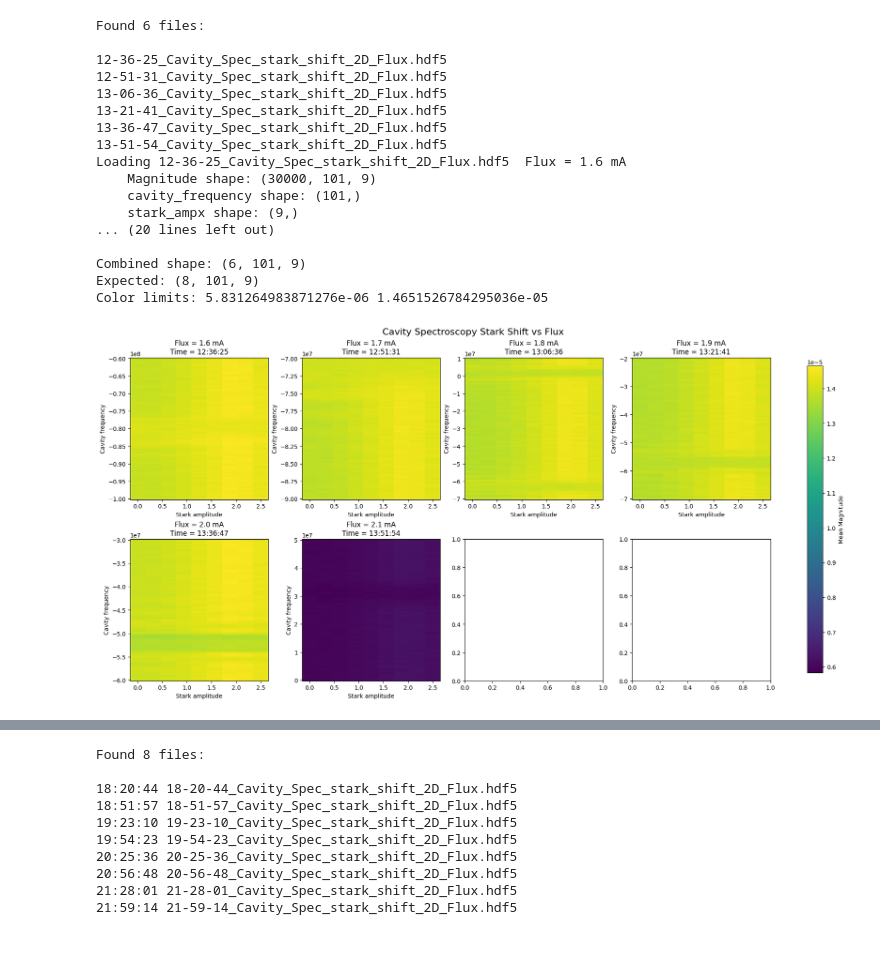
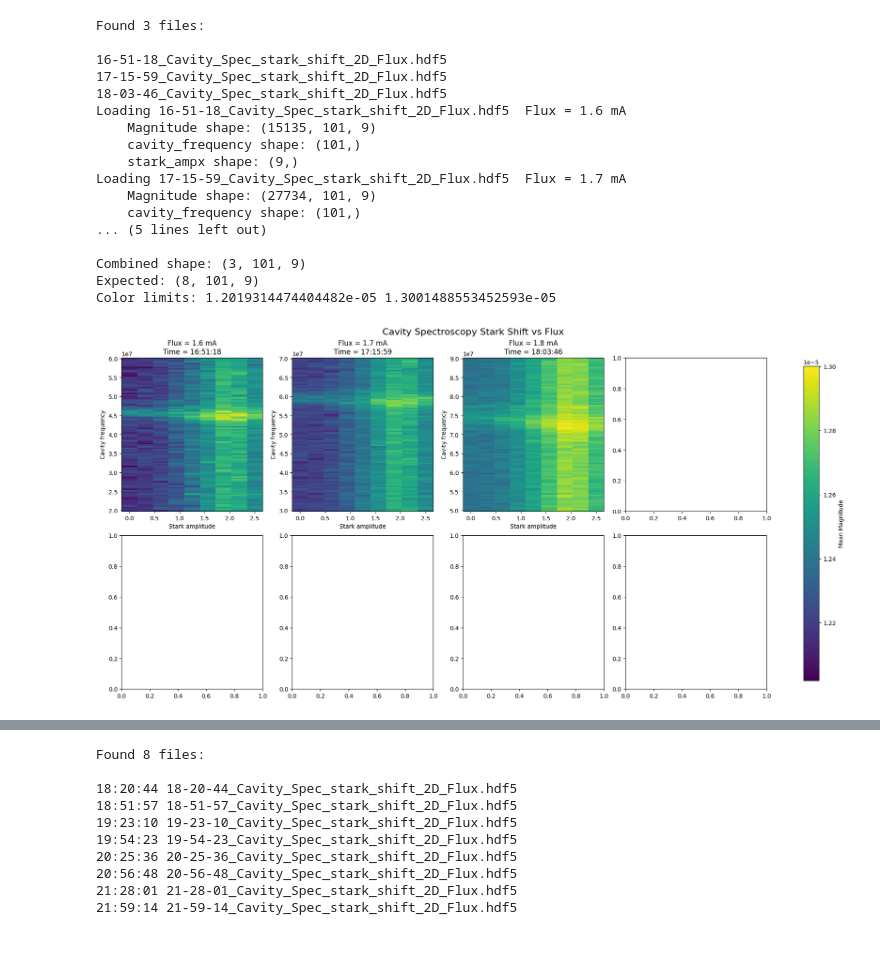
Before and after one commit to spinoandraptos/victoria, a Jupyter notebook: scripts/plot/plot_Stark_shift_2d.ipynb, the cells around one changed output, grey strips where cells are left out. Saved outputs shown, nothing was run; the diff lists cells and outputs as text; code cells hidden in the pictures.

Commit message:
Rubidium 20260818 Stark shift

```diff
--- a/scripts/plot/plot_Stark_shift_2d.ipynb
+++ b/scripts/plot/plot_Stark_shift_2d.ipynb
@@ -103,12 +103,12 @@ def collect_hdf5_files(
 # USER SETTINGS
 # ==========================================================
 
-folder = r"C:\Users\qcrew\Desktop\Juncheng\victoria\data\2026-08-13"
+folder = r"C:\Users\qcrew\Desktop\Juncheng\victoria\data\2026-08-17"
 
 name_contains = "Cavity_Spec_stark_shift_2D_Flux"
 
-start_time = "12:36"
-end_time   = "13:52"
+start_time = "16:51"
+end_time   = "18:04"
 
 
 # ==========================================================
@@ -236,43 +236,43 @@ for i, (ax, filename, flux) in enumerate(
         f"Time = {time_string}"
     )
 
     ax.set_xlabel("Stark amplitude")
     ax.set_ylabel("Cavity frequency")
 
 
 # ==========================================================
 # ONE COLORBAR FOR ALL SUBPLOTS
 # ==========================================================
 
 cbar = fig.colorbar(
     pcm,
     ax=axes,
     label="Mean Magnitude",
     shrink=0.95,
 )
 
 fig.suptitle(
     "Cavity Spectroscopy Stark Shift vs Flux",
     fontsize=16,
 )
 
 plt.show()
 # %% [output]
-Found 6 files:
+Found 3 files:
 
-12-36-25_Cavity_Spec_stark_shift_2D_Flux.hdf5
-12-51-31_Cavity_Spec_stark_shift_2D_Flux.hdf5
-13-06-36_Cavity_Spec_stark_shift_2D_Flux.hdf5
-13-21-41_Cavity_Spec_stark_shift_2D_Flux.hdf5
-13-36-47_Cavity_Spec_stark_shift_2D_Flux.hdf5
-13-51-54_Cavity_Spec_stark_shift_2D_Flux.hdf5
-Loading 12-36-25_Cavity_Spec_stark_shift_2D_Flux.hdf5  Flux = 1.6 mA
-    Magnitude shape: (30000, 101, 9)
+16-51-18_Cavity_Spec_stark_shift_2D_Flux.hdf5
+17-15-59_Cavity_Spec_stark_shift_2D_Flux.hdf5
+18-03-46_Cavity_Spec_stark_shift_2D_Flux.hdf5
+Loading 16-51-18_Cavity_Spec_stark_shift_2D_Flux.hdf5  Flux = 1.6 mA
+    Magnitude shape: (15135, 101, 9)
     cavity_frequency shape: (101,)
     stark_ampx shape: (9,)
-... (20 lines left out)
+Loading 17-15-59_Cavity_Spec_stark_shift_2D_Flux.hdf5  Flux = 1.7 mA
+    Magnitude shape: (27734, 101, 9)
+    cavity_frequency shape: (101,)
+... (5 lines left out)
 
-Combined shape: (6, 101, 9)
+Combined shape: (3, 101, 9)
 Expected: (8, 101, 9)
-Color limits: 5.831264983871276e-06 1.4651526784295036e-05
+Color limits: 1.2019314474404482e-05 1.3001488553452593e-05
-[figure, old version]
+[figure, new version]
```
Also changed, not shown: parts of 3 cells of this notebook, 27 other files.
